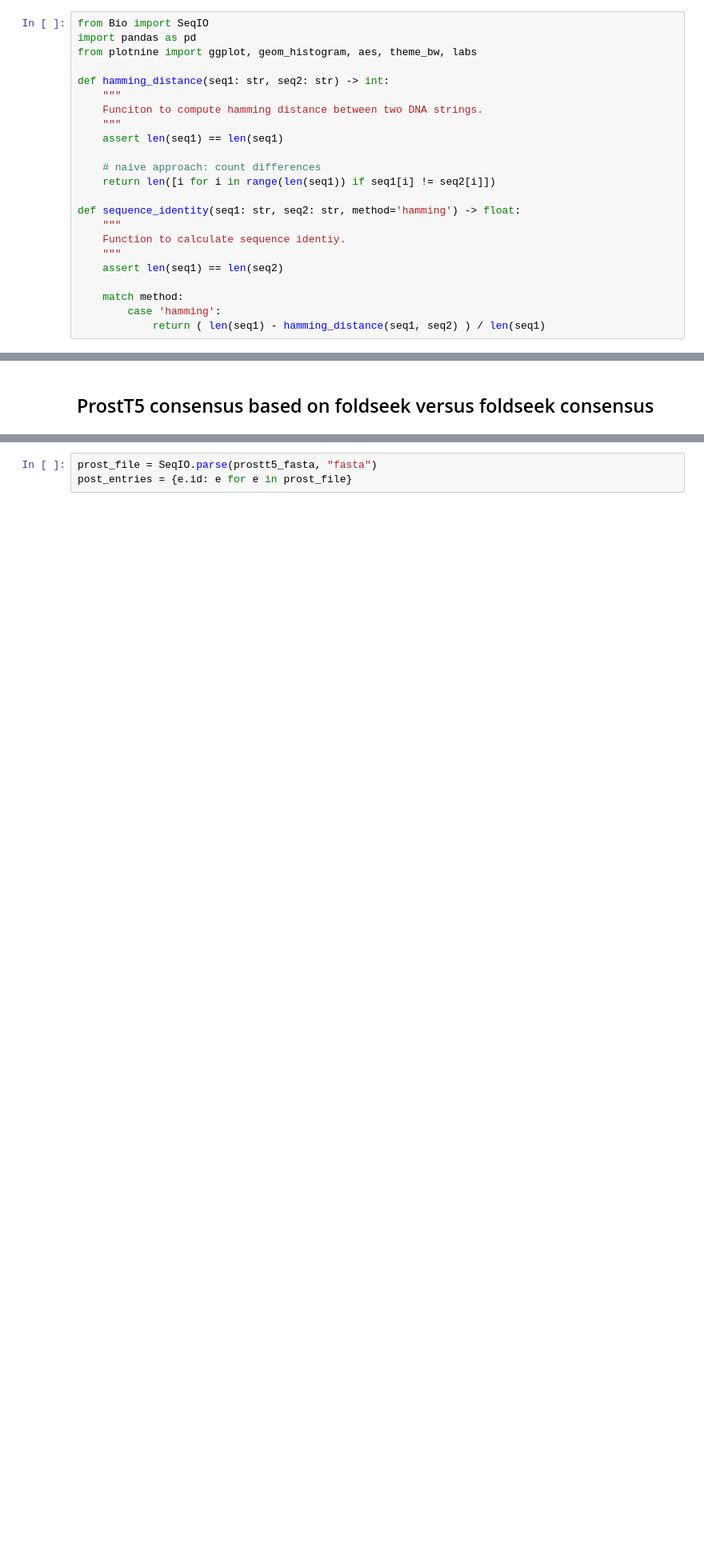
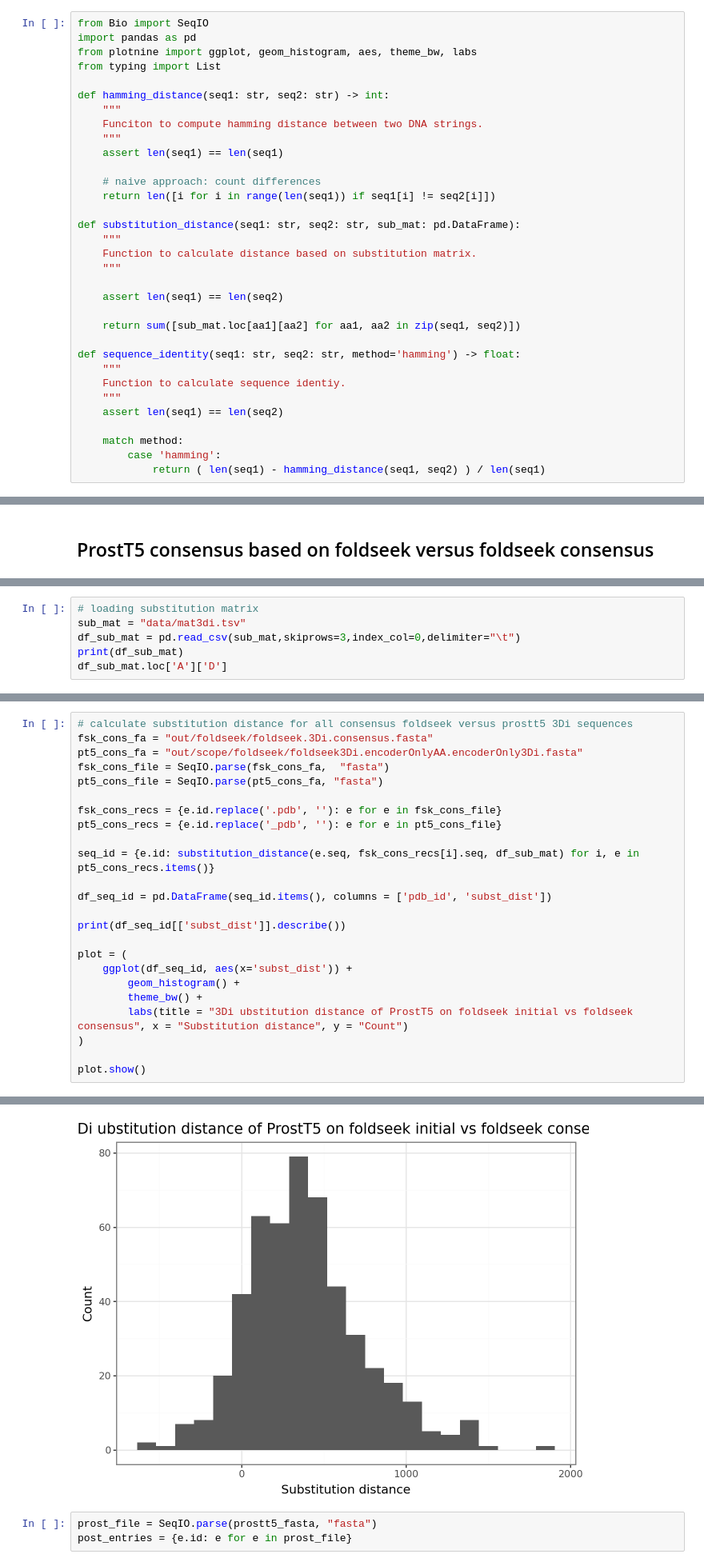
Before and after one commit to mpjw/consensus3Di, a Jupyter notebook: src/3Di_comparison.ipynb, the cells around one changed output, grey strips where cells are left out. Shown at 80% size. Saved outputs shown, nothing was run; the diff lists cells and outputs as text; blank space fills up the shorter version.

Commit message:
substitution matrix usage adapted

```diff
--- a/src/3Di_comparison.ipynb
+++ b/src/3Di_comparison.ipynb
@@ -4,6 +4,7 @@
 from Bio import SeqIO
 import pandas as pd
 from plotnine import ggplot, geom_histogram, aes, theme_bw, labs
+from typing import List
 
 def hamming_distance(seq1: str, seq2: str) -> int:
     """
@@ -14,6 +15,15 @@ def hamming_distance(seq1: str, seq2: str) -> int:
     # naive approach: count differences
     return len([i for i in range(len(seq1)) if seq1[i] != seq2[i]])
 
+def substitution_distance(seq1: str, seq2: str, sub_mat: pd.DataFrame):
+    """
+    Function to calculate distance based on substitution matrix.
+    """
+
+    assert len(seq1) == len(seq2)
+
+    return sum([sub_mat.loc[aa1][aa2] for aa1, aa2 in zip(seq1, seq2)])
+
 def sequence_identity(seq1: str, seq2: str, method='hamming') -> float:
     """
     Function to calculate sequence identiy.
@@ -115,0 +116,6 @@ print(len(set(fsk_cons_recs.keys()).intersection(set(pt5_cons_recs.keys()))))
+# %%
+# loading substitution matrix
+sub_mat = "data/mat3di.tsv"
+df_sub_mat = pd.read_csv(sub_mat,skiprows=3,index_col=0,delimiter="\t")
+print(df_sub_mat)
+df_sub_mat.loc['A']['D']
@@ -115,0 +141,25 @@ print(len(set(fsk_cons_recs.keys()).intersection(set(pt5_cons_recs.keys()))))
+# %%
+# calculate substitution distance for all consensus foldseek versus prostt5 3Di sequences
+fsk_cons_fa = "out/foldseek/foldseek.3Di.consensus.fasta"
+pt5_cons_fa = "out/scope/foldseek/foldseek3Di.encoderOnlyAA.encoderOnly3Di.fasta"
+fsk_cons_file = SeqIO.parse(fsk_cons_fa,  "fasta")
+pt5_cons_file = SeqIO.parse(pt5_cons_fa, "fasta")
+
+fsk_cons_recs = {e.id.replace('.pdb', ''): e for e in fsk_cons_file}
+pt5_cons_recs = {e.id.replace('_pdb', ''): e for e in pt5_cons_file}
+
+seq_id = {e.id: substitution_distance(e.seq, fsk_cons_recs[i].seq, df_sub_mat) for i, e in pt5_cons_recs.items()}
+
+df_seq_id = pd.DataFrame(seq_id.items(), columns = ['pdb_id', 'subst_dist'])
+
+print(df_seq_id[['subst_dist']].describe())
+
+plot = (
+    ggplot(df_seq_id, aes(x='subst_dist')) +
+        geom_histogram() +
+        theme_bw() +
+        labs(title = "3Di ubstitution distance of ProstT5 on foldseek initial vs foldseek consensus", x = "Substitution distance", y = "Count")
+)
+
+plot.show()
+# %% [output]
@@ -116,3 +175,4 @@ print(len(set(fsk_cons_recs.keys()).intersection(set(pt5_cons_recs.keys()))))
+[figure, added]
 # %%
 prost_file = SeqIO.parse(prostt5_fasta, "fasta")
 post_entries = {e.id: e for e in prost_file}
```
Also changed, not shown: parts of 4 cells of this notebook, 1 other file.
